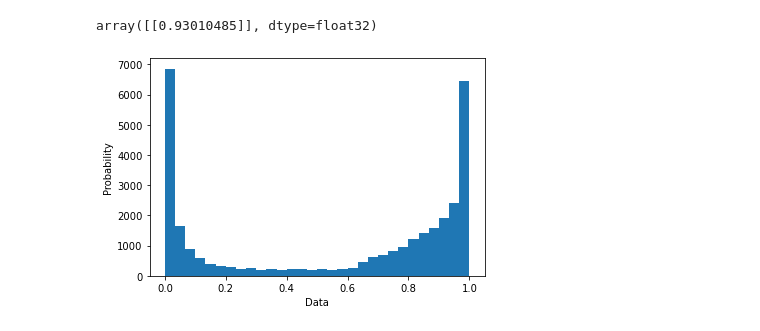
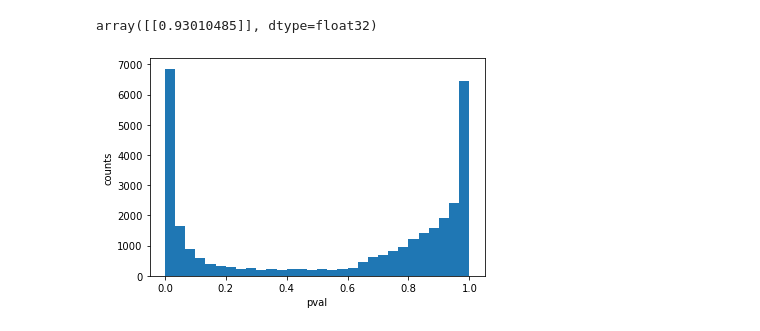
Before and after one commit to justaddcoffee/kg_covid_19_drug_analyses, a Jupyter notebook: drug_sars_cov2_link_prediction.ipynb, the cells around one changed output. Cells and saved outputs as stored; diff of their text form; code cells hidden in the pictures.

```diff
--- a/drug_sars_cov2_link_prediction.ipynb
+++ b/drug_sars_cov2_link_prediction.ipynb
@@ -221,13 +221,13 @@ drug_prediction_pval = mlp_model[1].predict(drug_edges)
 # %%
 import matplotlib.pyplot as plt
 import numpy as np
 %matplotlib inline
 
 plt.hist(drug_prediction_pval, density=False, bins=30)  # `density=False` would make counts
-plt.ylabel('Probability')
-plt.xlabel('Data');
+plt.ylabel('counts')
+plt.xlabel('pval');
 # %% [output]
-[figure, old version]
+[figure, new version]
 # %%
 sort_idx = np.argsort(drug_prediction_pval, axis=0)[::-1]
 
```
Also changed, not shown: parts of 2 cells of this notebook, 1 other file.
